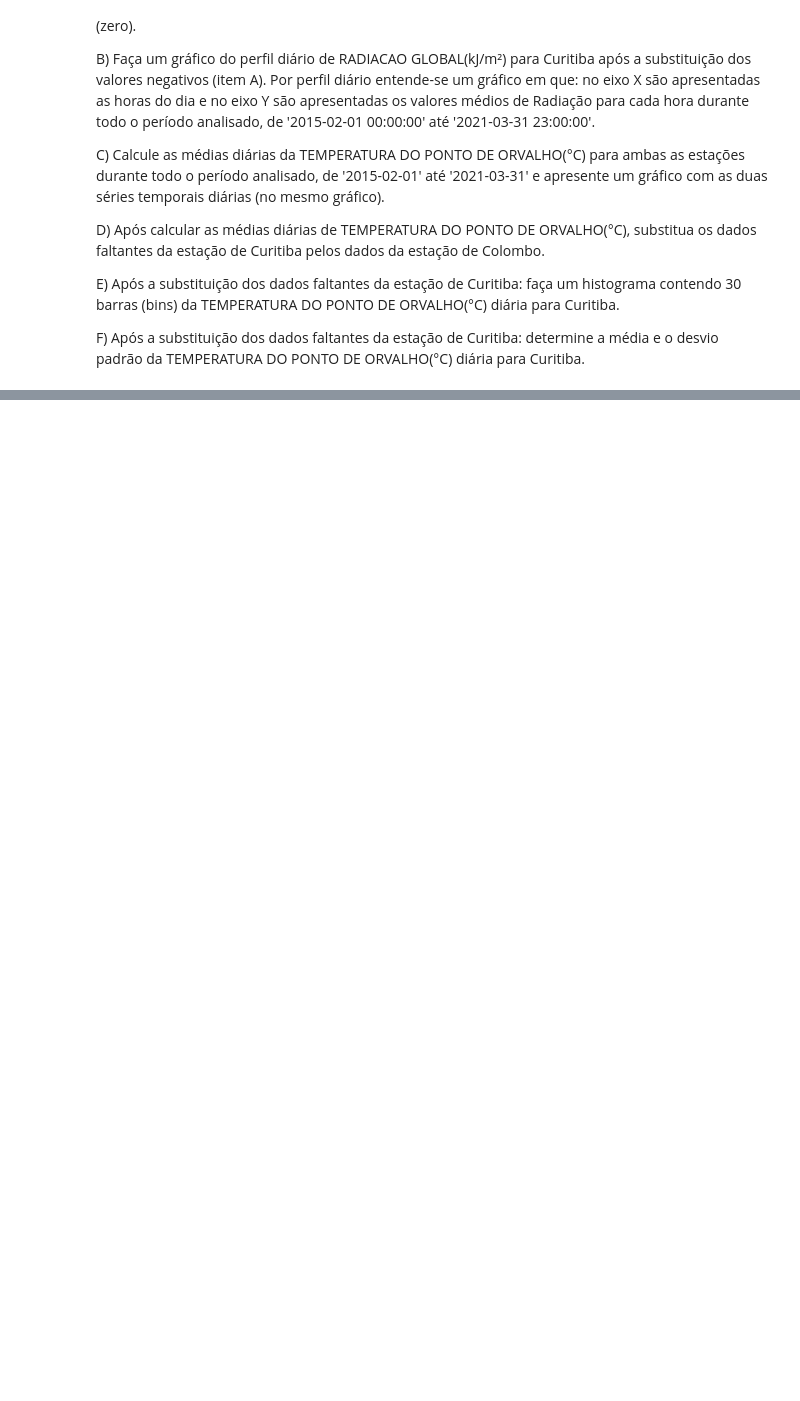
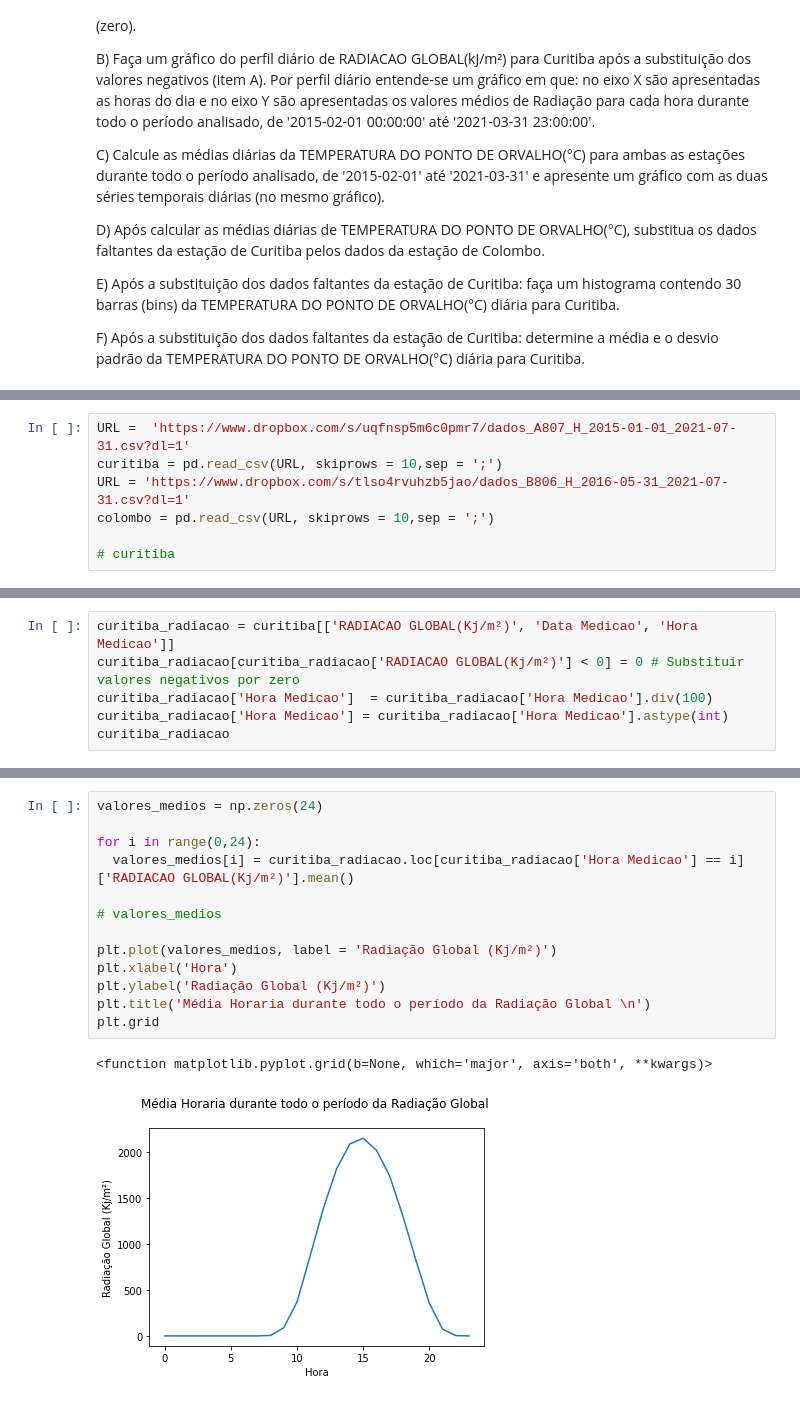
Before and after one commit to CostaNathan/doctorate, a Jupyter notebook: Prova_1.ipynb, the cells around one changed output, grey strips where cells are left out. Drawn from its saved outputs; the diff is of its cells as text; blank space fills up the shorter version.

```diff
--- a/Prova_1.ipynb
+++ b/Prova_1.ipynb
@@ -194,0 +193,7 @@ F) Após a substituição dos dados faltantes da estação de Curitiba: determin
+# %%
+URL =  'https://www.dropbox.com/s/uqfnsp5m6c0pmr7/dados_A807_H_2015-01-01_2021-07-31.csv?dl=1'
+curitiba = pd.read_csv(URL, skiprows = 10,sep = ';')
+URL = 'https://www.dropbox.com/s/tlso4rvuhzb5jao/dados_B806_H_2016-05-31_2021-07-31.csv?dl=1'
+colombo = pd.read_csv(URL, skiprows = 10,sep = ';')
+
+# curitiba
@@ -194,0 +230,6 @@ F) Após a substituição dos dados faltantes da estação de Curitiba: determin
+# %%
+curitiba_radiacao = curitiba[['RADIACAO GLOBAL(Kj/m²)', 'Data Medicao', 'Hora Medicao']]
+curitiba_radiacao[curitiba_radiacao['RADIACAO GLOBAL(Kj/m²)'] < 0] = 0 # Substituir valores negativos por zero
+curitiba_radiacao['Hora Medicao']  = curitiba_radiacao['Hora Medicao'].div(100)
+curitiba_radiacao['Hora Medicao'] = curitiba_radiacao['Hora Medicao'].astype(int)
+curitiba_radiacao
@@ -194,0 +270,16 @@ F) Após a substituição dos dados faltantes da estação de Curitiba: determin
+# %%
+valores_medios = np.zeros(24)
+
+for i in range(0,24):
+  valores_medios[i] = curitiba_radiacao.loc[curitiba_radiacao['Hora Medicao'] == i]['RADIACAO GLOBAL(Kj/m²)'].mean()
+
+# valores_medios
+
+plt.plot(valores_medios, label = 'Radiação Global (Kj/m²)')
+plt.xlabel('Hora')
+plt.ylabel('Radiação Global (Kj/m²)')
+plt.title('Média Horaria durante todo o período da Radiação Global \n')
+plt.grid
+# %% [output]
+<function matplotlib.pyplot.grid(b=None, which='major', axis='both', **kwargs)>
+[figure, added]
```
Also changed, not shown: parts of 6 cells of this notebook.
